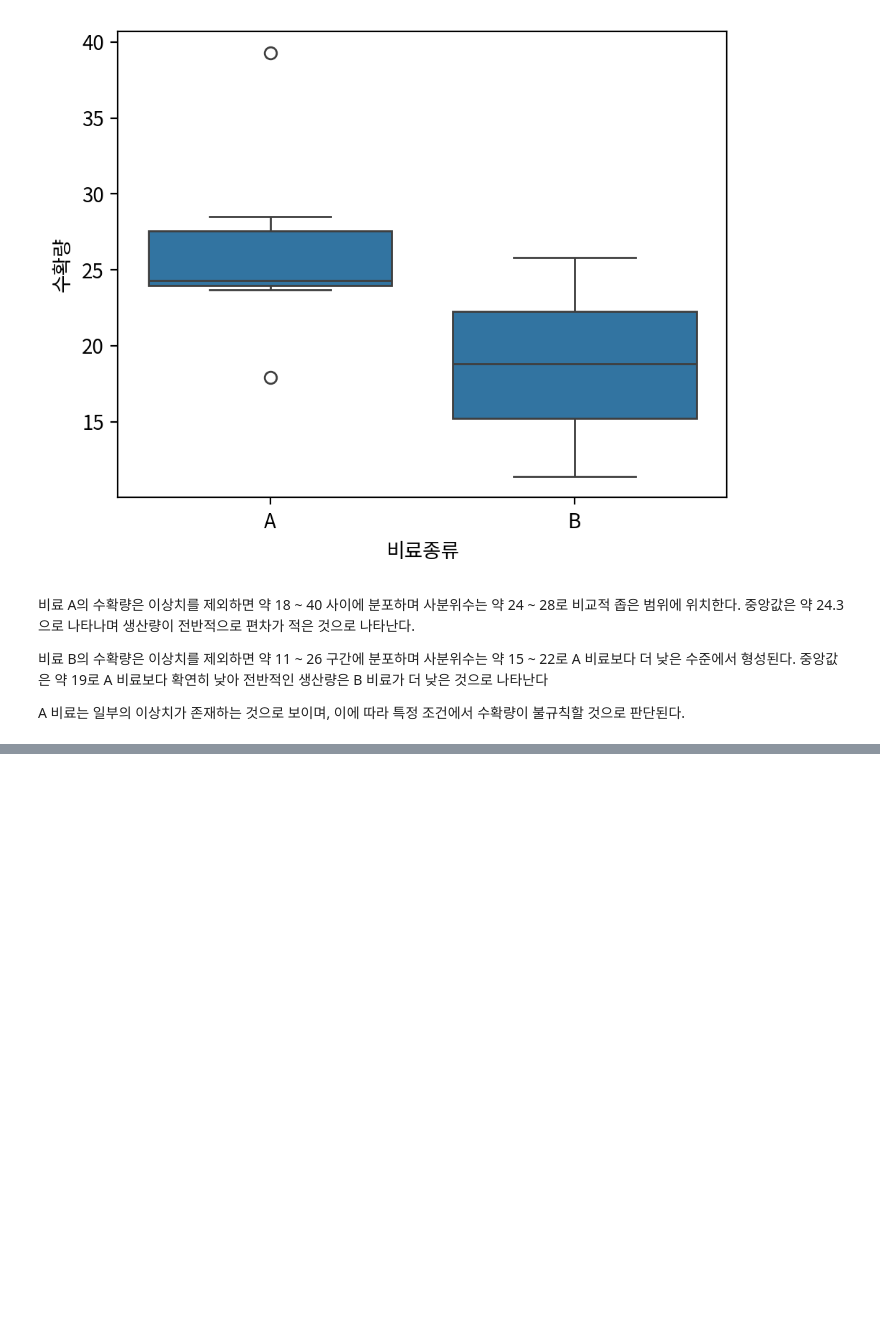
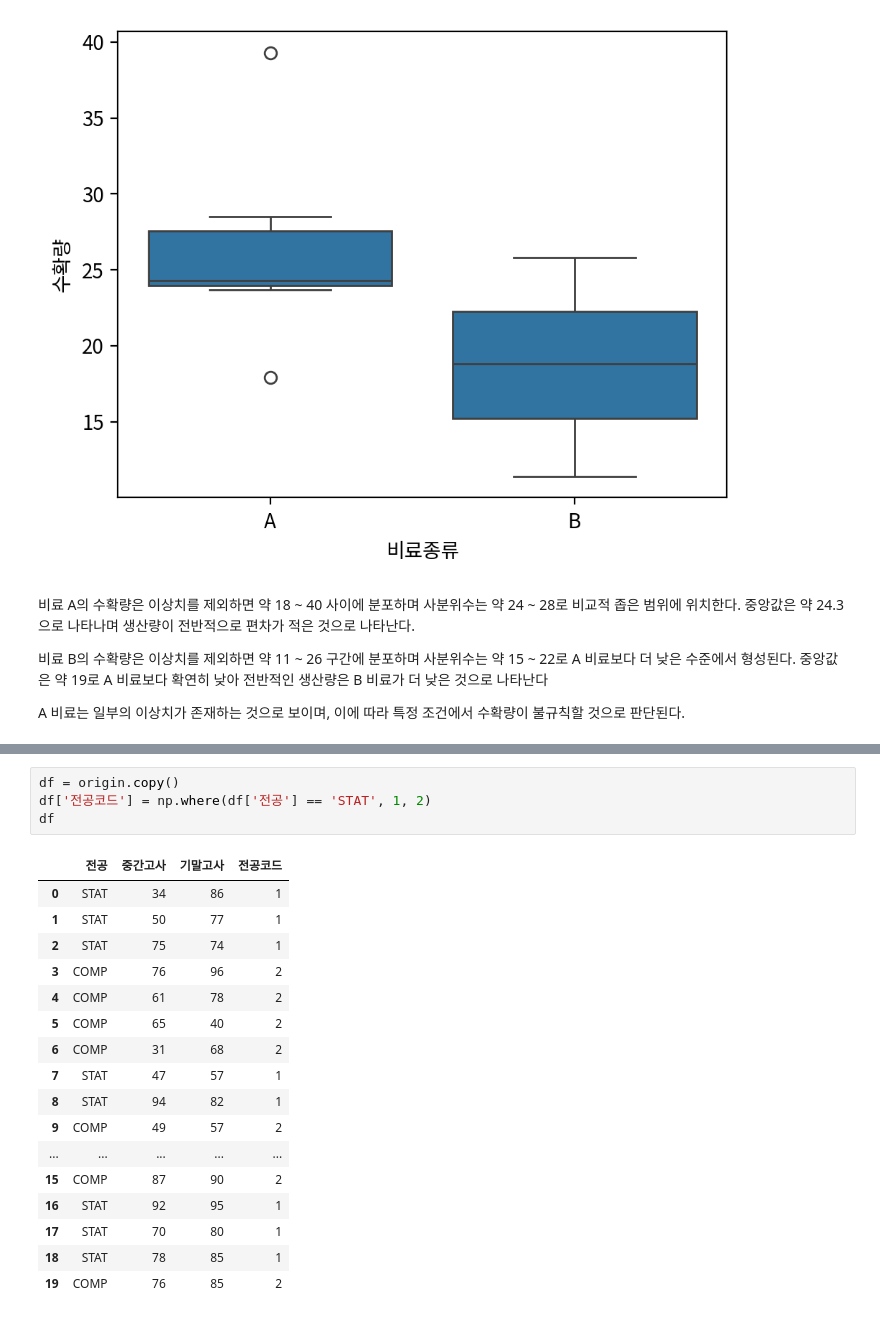
Before and after one commit to BeakJW/DATA_ANALYSIS_STUDY, a Jupyter notebook: 6강/06-종합-연습문제.ipynb, the cells around one changed output, grey strips where cells are left out. Cells and saved outputs as stored; diff of their text form; blank space fills up the shorter version.

```diff
--- a/6강/06-종합-연습문제.ipynb
+++ b/6강/06-종합-연습문제.ipynb
@@ -258,0 +350,22 @@ A 비료는 일부의 이상치가 존재하는 것으로 보이며, 이에 따
+# %%
+df = origin.copy()
+df['전공코드'] = np.where(df['전공'] == 'STAT', 1, 2)
+df
+# %% [output]
+|  | 전공 | 중간고사 | 기말고사 | 전공코드 |
+| 0 | STAT | 34 | 86 | 1 |
+| 1 | STAT | 50 | 77 | 1 |
+| 2 | STAT | 75 | 74 | 1 |
+| 3 | COMP | 76 | 96 | 2 |
+| 4 | COMP | 61 | 78 | 2 |
+| 5 | COMP | 65 | 40 | 2 |
+| 6 | COMP | 31 | 68 | 2 |
+| 7 | STAT | 47 | 57 | 1 |
+| 8 | STAT | 94 | 82 | 1 |
+| 9 | COMP | 49 | 57 | 2 |
+| ... | ... | ... | ... | ... |
+| 15 | COMP | 87 | 90 | 2 |
+| 16 | STAT | 92 | 95 | 1 |
+| 17 | STAT | 70 | 80 | 1 |
+| 18 | STAT | 78 | 85 | 1 |
+| 19 | COMP | 76 | 85 | 2 |
```
Also changed, not shown: parts of 13 cells of this notebook, 8 other files.
